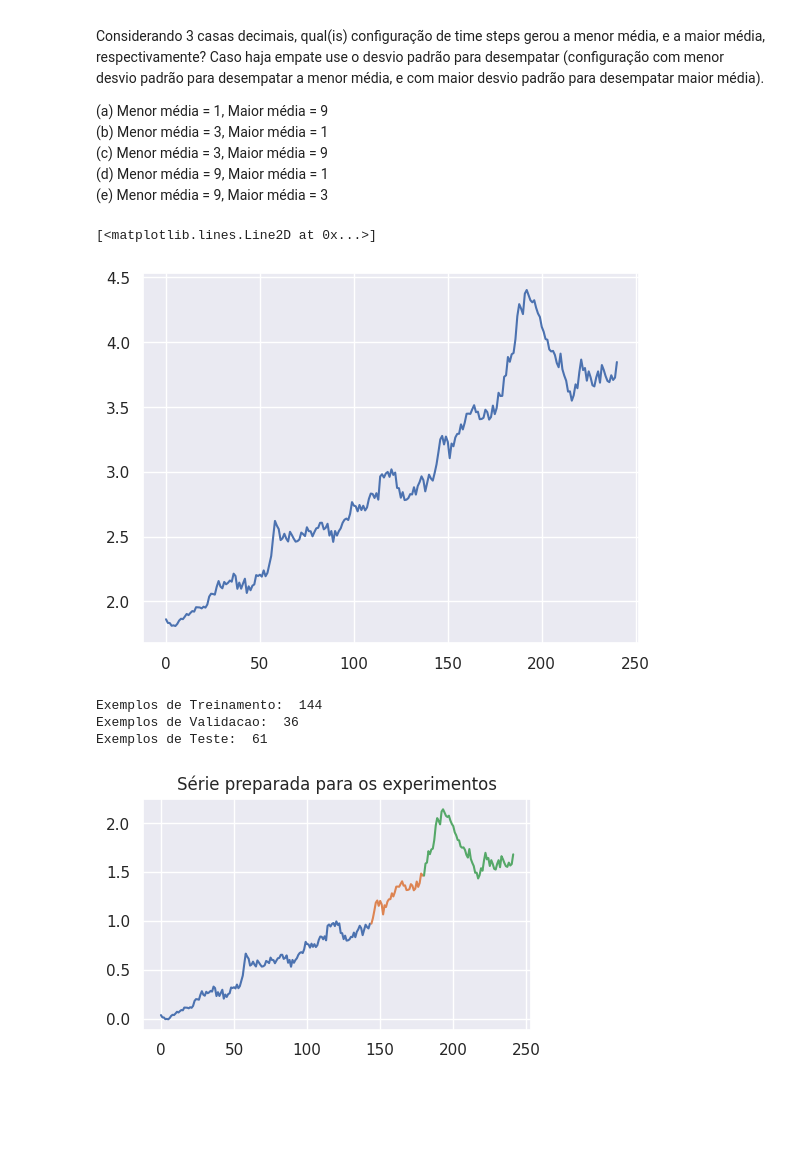
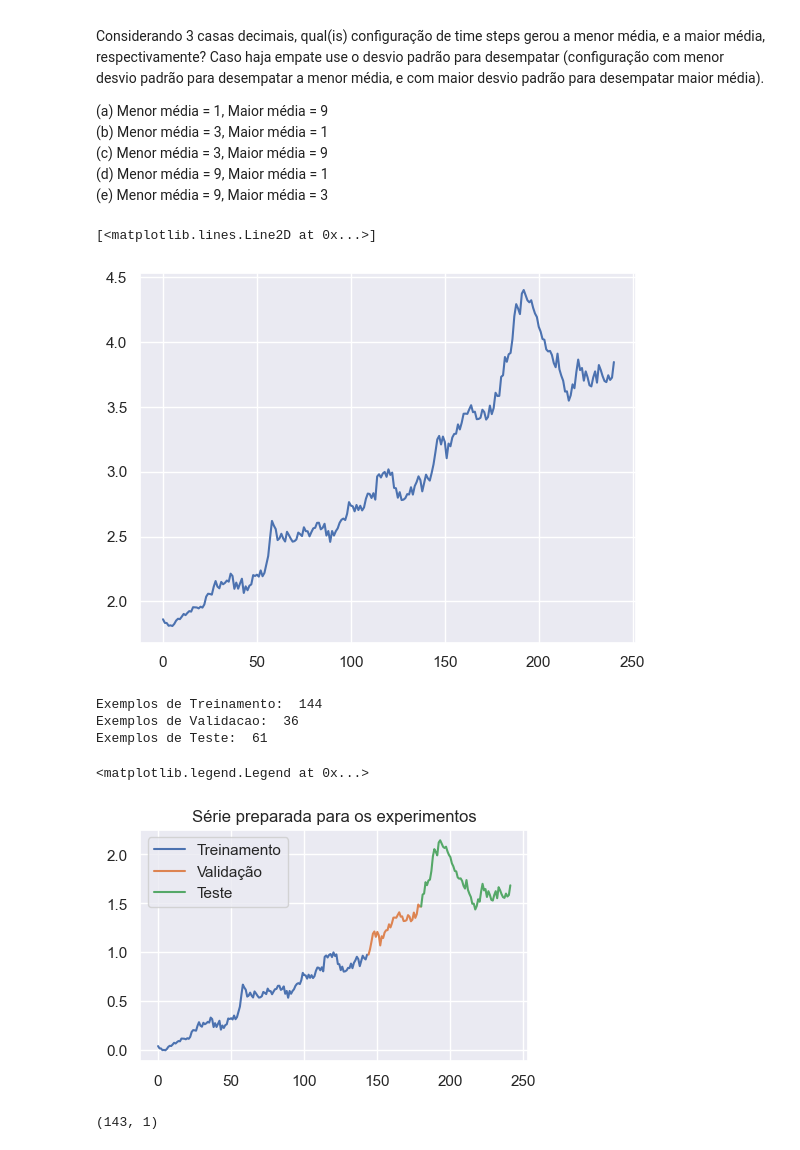
Before and after one commit to Felisouza/MBA_data_science, a Jupyter notebook: 4. Redes Neurais e Aprendizado Profundo/Aula 5/RNAP_05_Avaliacao_atualizado28102024.ipynb, the cells around one changed output. Drawn from its saved outputs; the diff is of its cells as text; code cells hidden in the pictures; blank space fills up the shorter version.

Commit message:
Finalizando aulas 7

```diff
--- a/4. Redes Neurais e Aprendizado Profundo/Aula 5/RNAP_05_Avaliacao_atualizado28102024.ipynb
+++ b/4. Redes Neurais e Aprendizado Profundo/Aula 5/RNAP_05_Avaliacao_atualizado28102024.ipynb
@@ -124,7 +124,7 @@ import warnings
 warnings.filterwarnings('ignore')
 sns.set()
 # %%
-df = pd.read_csv("price_of_ground_chuck.csv")
+df = pd.read_csv(r"C:\Users\feh_s\MBA_data_science\4. Redes Neurais e Aprendizado Profundo\Aula 5\dados\price_of_ground_chuck.csv")
 
 # pega segunda coluna do dataframe
 var = df.columns.values[1]
@@ -132,7 +132,7 @@ series = np.array(df[var])
 plt.plot(series)
 # %% [output]
 [<matplotlib.lines.Line2D at 0x...>]
-[figure, old version]
+[figure, new version]
 # %%
 # variaveis que definem divisao em treinamento e teste e controlam adição de ruído
 porc_treinamento = 60
@@ -164,12 +164,14 @@ Exemplos de Validacao:  36
 Exemplos de Teste:  61
 # %%
 fig = plt.figure(figsize=(5,3))
-plt.plot(np.arange(0, n_train), train_x_norm)
-plt.plot(np.arange(n_train, n_train+n_val+1), val_x_norm)
-plt.plot(np.arange(n_train+n_val,n_train+n_val+n_test+1), test_x_norm)
-ax = plt.title('Série preparada para os experimentos')
+plt.plot(np.arange(0, n_train), train_x_norm, label='Treinamento')
+plt.plot(np.arange(n_train, n_train+n_val+1), val_x_norm, label='Validação')
+plt.plot(np.arange(n_train+n_val, n_train+n_val+n_test+1), test_x_norm, label='Teste')
+plt.title('Série preparada para os experimentos')
+plt.legend()
 # %% [output]
+<matplotlib.legend.Legend at 0x...>
-[figure, old version]
+[figure, new version]
 # %%
 # formato deve ser [samples, time steps, features]
 def recurrent_array(train_x, time_steps=1):
@@ -191,0 +206,4 @@ def model_LSTM(time_steps):
+# %%
+recurrent_array(train_x=train_x_norm, time_steps=1)[1].shape
+# %% [output]
+(143, 1)
```
Also changed, not shown: parts of 11 cells of this notebook, 14 other files.
